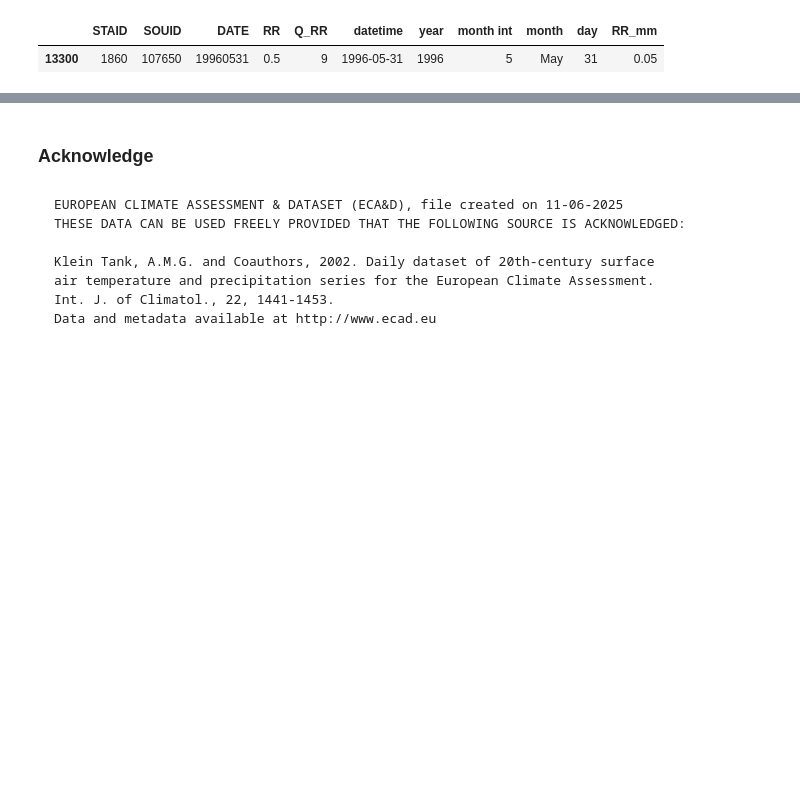
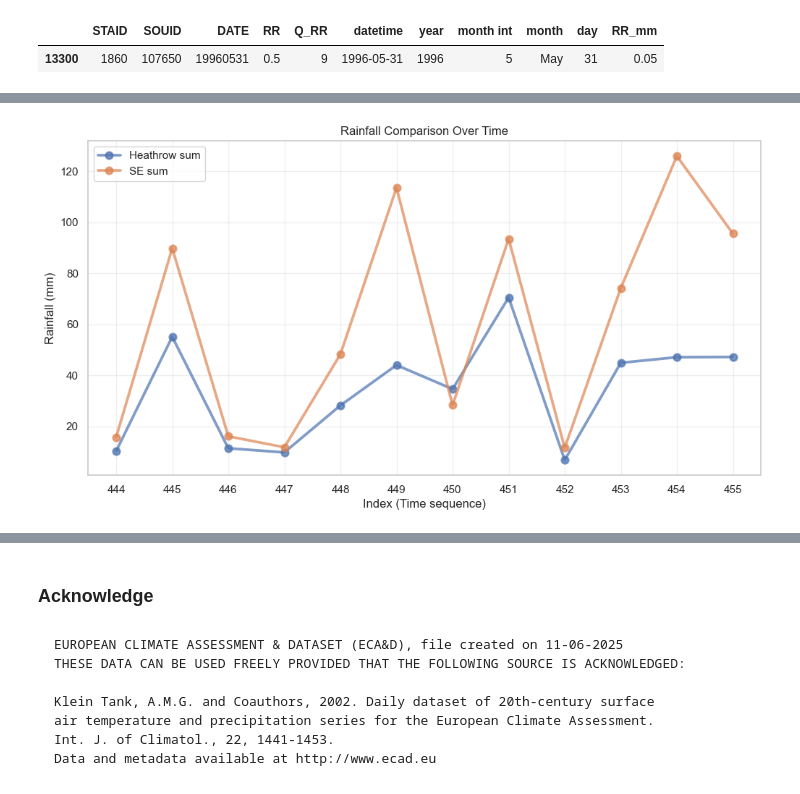
Before and after one commit to pacoraggio/London-Rainfall, a Jupyter notebook: heathrow_data.ipynb, the cells around one changed output, grey strips where cells are left out. Saved outputs shown, nothing was run; the diff lists cells and outputs as text; code cells hidden in the pictures; blank space fills up the shorter version.

```diff
--- a/heathrow_data.ipynb
+++ b/heathrow_data.ipynb
@@ -168,0 +263,7 @@ heathrow_daily_data[(heathrow_daily_data['month'] == 'Jun') &
+# %%
+heathrow_monthly_sum = (heathrow_daily_data.groupby(['year', 'month'], observed=True)['RR_mm']
+                        .sum()
+                        .reset_index()
+                        )
+heathrow_monthly_sum = heathrow_monthly_sum.sort_values(['year', 'month']).reset_index(drop=True).copy()
+heathrow_monthly_sum.head()
@@ -168,0 +298,6 @@ heathrow_daily_data[(heathrow_daily_data['month'] == 'Jun') &
+# %%
+se_monthly_data = rainfall_data_se[rainfall_data_se['year'] >= 1960].sort_values(['year', 'month']).reset_index(drop = True)[['year', 'month', 'rainfall']].copy()
+se_monthly_data.dropna(axis=0, inplace=True)
+# %%
+se_monthly_data = se_monthly_data[:-1].copy()
+se_monthly_data.shape
@@ -168,0 +324,23 @@ heathrow_daily_data[(heathrow_daily_data['month'] == 'Jun') &
+# %%
+year = 1997
+heathrow_test_year = heathrow_monthly_sum[heathrow_monthly_sum['year'] == year]
+se_test_year = se_monthly_data[se_monthly_data['year'] == year]
+
+# Create a combined dataframe for easier plotting
+combined_df = pd.DataFrame({
+    'index': heathrow_test_year.index,
+    'RR_mm': heathrow_test_year['RR_mm'],
+    'rainfall': se_test_year['rainfall']
+})
+
+plt.figure(figsize=(12, 6))
+sns.pointplot(data=combined_df, x='index', y='RR_mm', label='Heathrow sum', alpha=0.7)
+sns.pointplot(data=combined_df, x='index', y='rainfall', label='SE sum', alpha=0.7)
+plt.xlabel('Index (Time sequence)')
+plt.ylabel('Rainfall (mm)')
+plt.title('Rainfall Comparison Over Time')
+plt.legend()
+plt.grid(True, alpha=0.3)
+plt.show()
+# %% [output]
+[figure, added]
```
Also changed, not shown: parts of 34 cells of this notebook, 1 other file.
